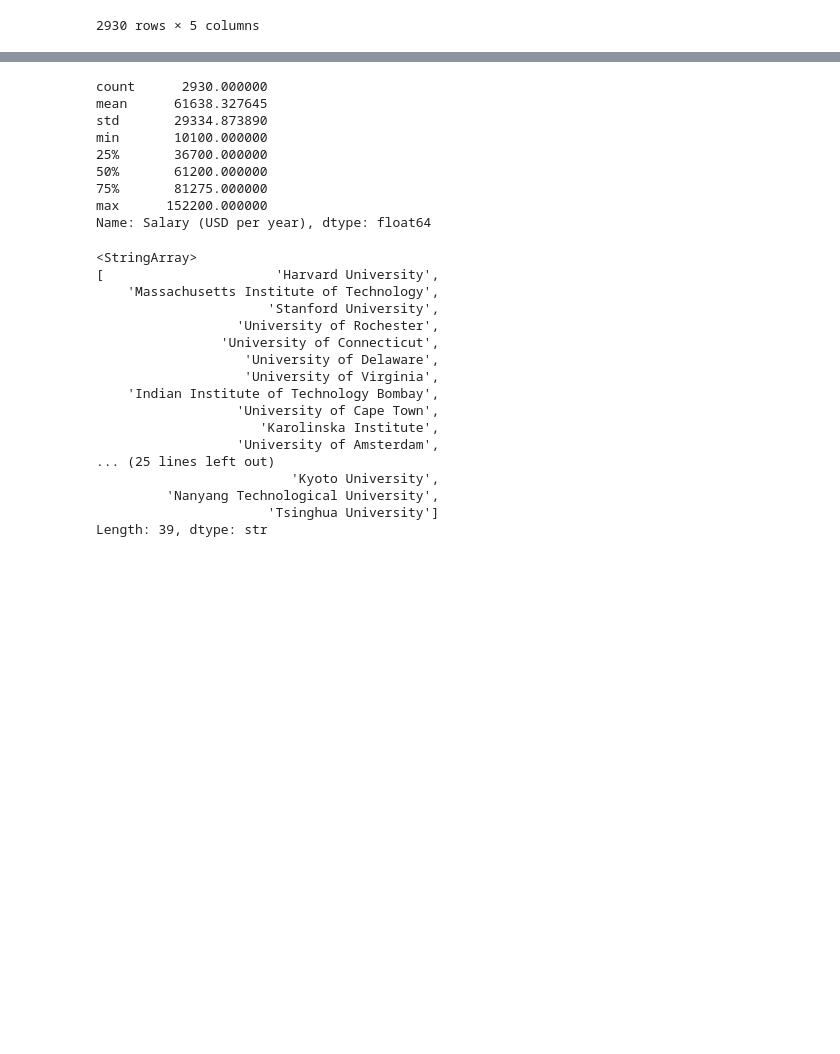
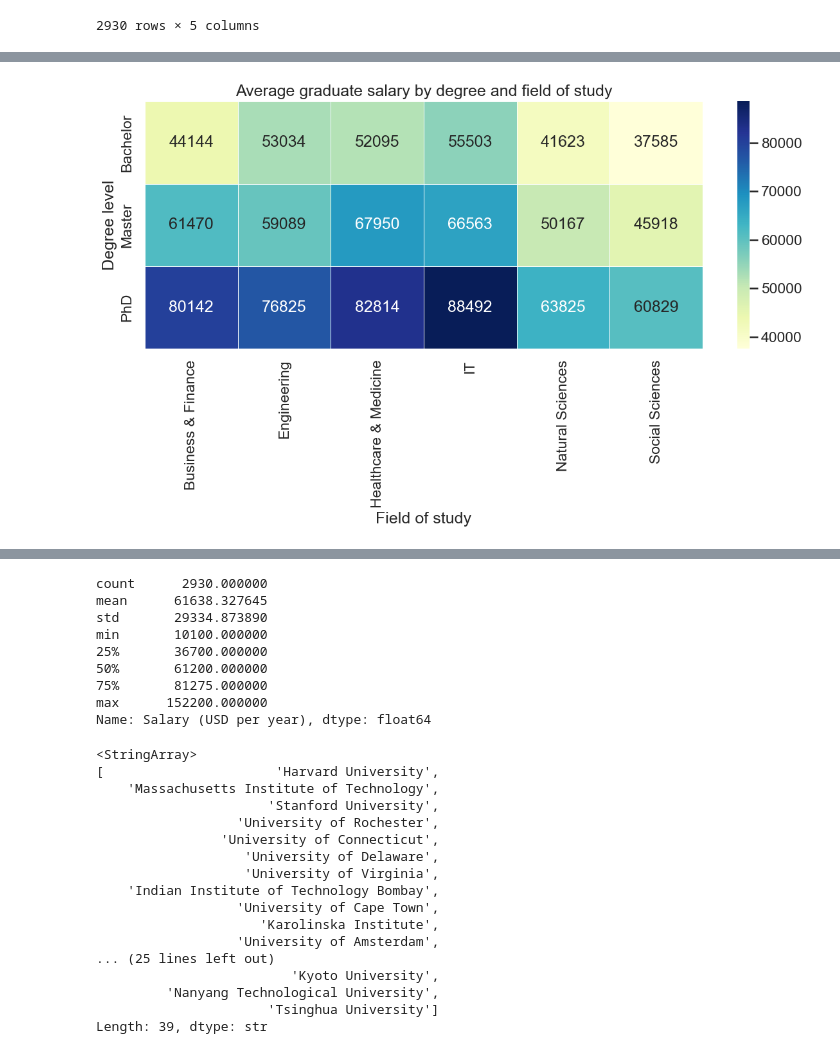
Before and after one commit to maxtheshock/PythonDS-Project, a Jupyter notebook: PythonNotebook.ipynb, the cells around one changed output, grey strips where cells are left out. Cells and saved outputs as stored; diff of their text form; code cells hidden in the pictures; blank space fills up the shorter version.

```diff
--- a/PythonNotebook.ipynb
+++ b/PythonNotebook.ipynb
@@ -381,0 +499,24 @@ alumni_data
+# %%
+salary_heatmap = analysis_data.pivot_table(
+    index="Degree",
+    columns="Field",
+    values=salary_col,
+    aggfunc="mean"
+)
+
+plt.figure(figsize=(14, 5))
+
+sns.heatmap(
+    salary_heatmap,
+    annot=True,
+    fmt=".0f",
+    cmap="YlGnBu",
+    linewidths=0.5
+)
+
+plt.title("Average graduate salary by degree and field of study")
+plt.xlabel("Field of study")
+plt.ylabel("Degree level")
+plt.show()
+# %% [output]
+[figure, added]
```
Also changed, not shown: parts of 4 cells of this notebook.
